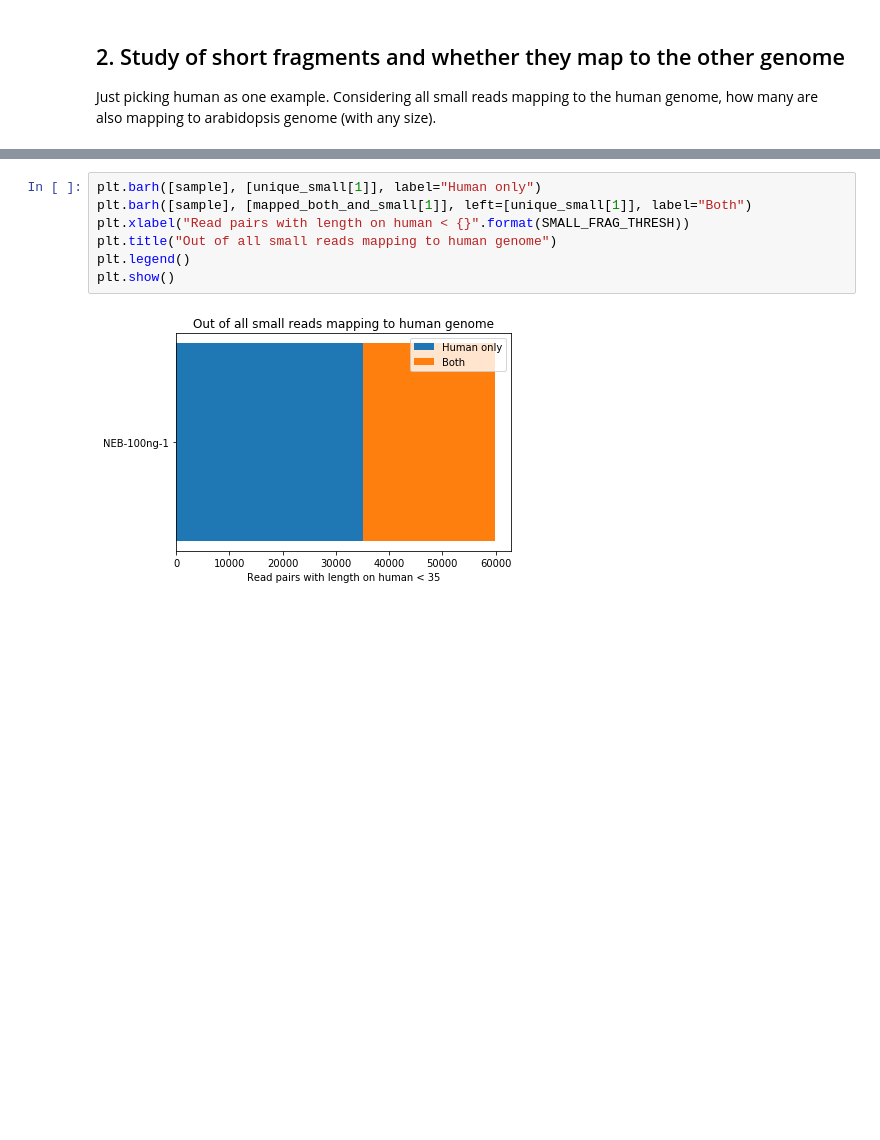
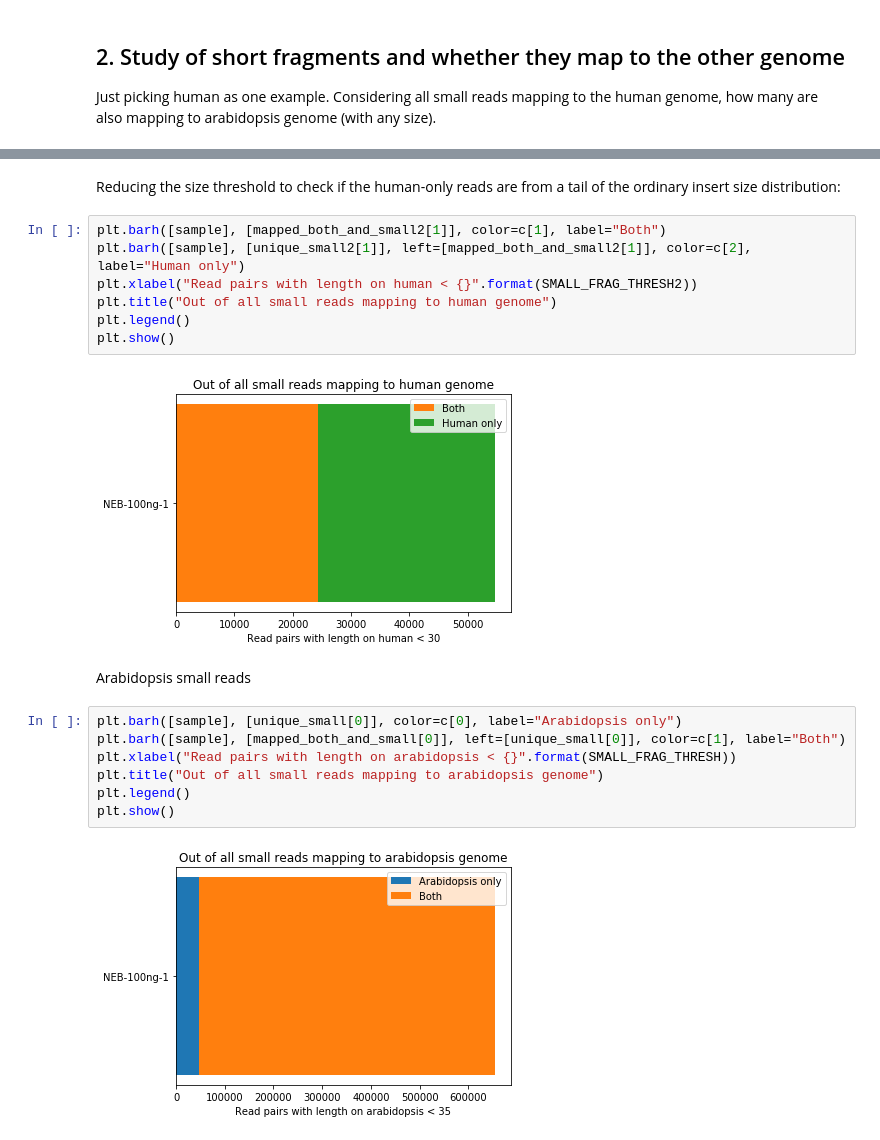
Before and after one commit to fa2k/comparison, a Jupyter notebook: subprojects/human-arabidopsis/h-a-analysis.ipynb, the cells around one changed output, grey strips where cells are left out. Saved outputs shown, nothing was run; the diff lists cells and outputs as text; blank space fills up the shorter version.

```diff
--- a/subprojects/human-arabidopsis/h-a-analysis.ipynb
+++ b/subprojects/human-arabidopsis/h-a-analysis.ipynb
@@ -153,9 +179,22 @@ Just picking human as one example. Considering all small reads mapping to the hu
+# %% [markdown]
+Reducing the size threshold to check if the human-only reads are from a tail of the ordinary insert size distribution:
+# %%
+plt.barh([sample], [mapped_both_and_small2[1]], color=c[1], label="Both")
+plt.barh([sample], [unique_small2[1]], left=[mapped_both_and_small2[1]], color=c[2], label="Human only")
+plt.xlabel("Read pairs with length on human < {}".format(SMALL_FRAG_THRESH2))
+plt.title("Out of all small reads mapping to human genome")
+plt.legend()
+plt.show()
+# %% [output]
+[figure, added]
+# %% [markdown]
+Arabidopsis small reads
 # %%
-plt.barh([sample], [unique_small[1]], label="Human only")
-plt.barh([sample], [mapped_both_and_small[1]], left=[unique_small[1]], label="Both")
-plt.xlabel("Read pairs with length on human < {}".format(SMALL_FRAG_THRESH))
-plt.title("Out of all small reads mapping to human genome")
+plt.barh([sample], [unique_small[0]], color=c[0], label="Arabidopsis only")
+plt.barh([sample], [mapped_both_and_small[0]], left=[unique_small[0]], color=c[1], label="Both")
+plt.xlabel("Read pairs with length on arabidopsis < {}".format(SMALL_FRAG_THRESH))
+plt.title("Out of all small reads mapping to arabidopsis genome")
 plt.legend()
 plt.show()
 # %% [output]
-[figure, old version]
+[figure, new version]
```
Also changed, not shown: parts of 11 cells of this notebook.
